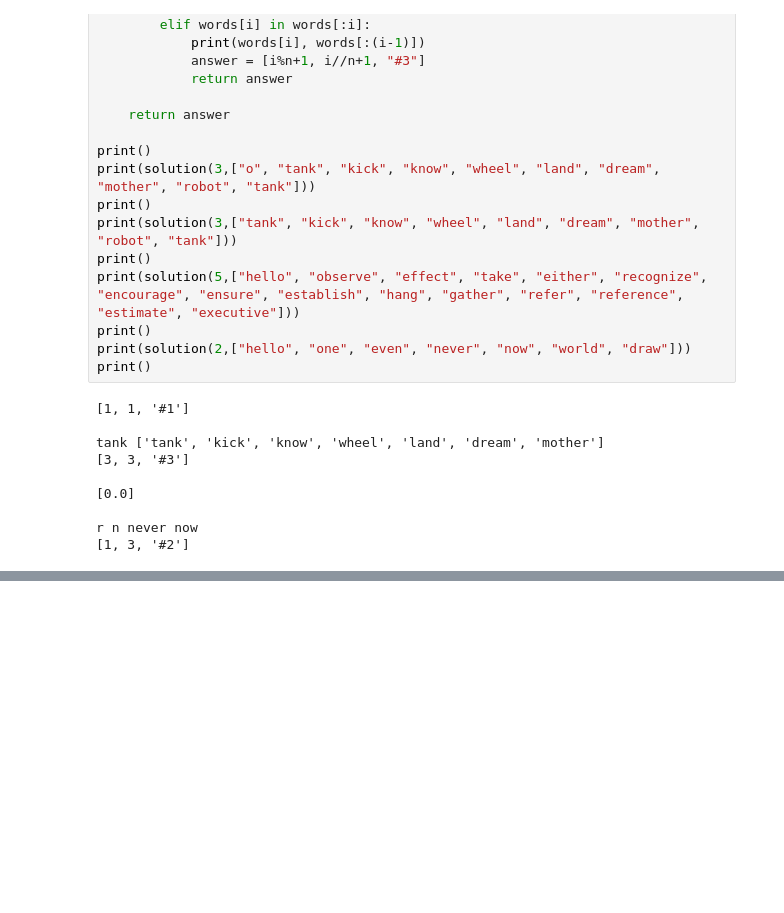
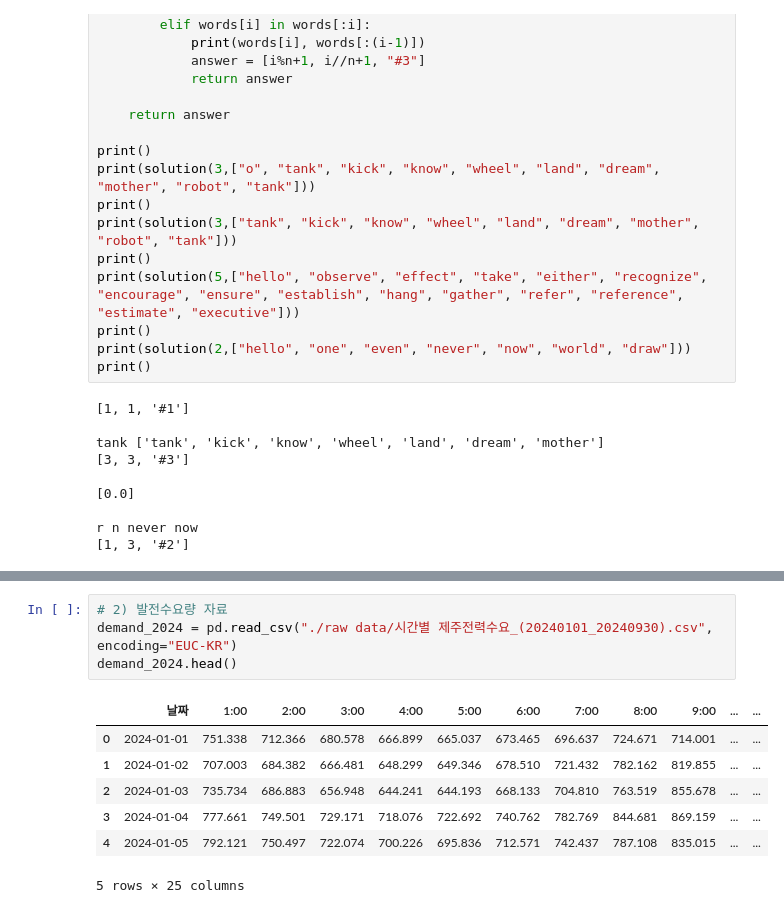
Before and after one commit to SeongYeun/Bootcamp_Study, a Jupyter notebook: energy_1/201_ practice_code.ipynb, the cells around one changed output, grey strips where cells are left out. Drawn from its saved outputs; the diff is of its cells as text; blank space fills up the shorter version.

```diff
--- a/energy_1/201_ practice_code.ipynb
+++ b/energy_1/201_ practice_code.ipynb
@@ -838,0 +988,12 @@ r n never now
+# %%
+# 2) 발전수요량 자료
+demand_2024 = pd.read_csv("./raw data/시간별 제주전력수요_(20240101_20240930).csv", encoding="EUC-KR")
+demand_2024.head()
+# %% [output]
+|  | 날짜 | 1:00 | 2:00 | 3:00 | 4:00 | 5:00 | 6:00 | 7:00 | 8:00 | 9:00 | ... | ... |
+| 0 | 2024-01-01 | 751.338 | 712.366 | 680.578 | 666.899 | 665.037 | 673.465 | 696.637 | 724.671 | 714.001 | ... | ... |
+| 1 | 2024-01-02 | 707.003 | 684.382 | 666.481 | 648.299 | 649.346 | 678.510 | 721.432 | 782.162 | 819.855 | ... | ... |
+| 2 | 2024-01-03 | 735.734 | 686.883 | 656.948 | 644.241 | 644.193 | 668.133 | 704.810 | 763.519 | 855.678 | ... | ... |
+| 3 | 2024-01-04 | 777.661 | 749.501 | 729.171 | 718.076 | 722.692 | 740.762 | 782.769 | 844.681 | 869.159 | ... | ... |
+| 4 | 2024-01-05 | 792.121 | 750.497 | 722.074 | 700.226 | 695.836 | 712.571 | 742.437 | 787.108 | 835.015 | ... | ... |
+5 rows × 25 columns
```
Also changed, not shown: parts of 16 cells of this notebook, 6 other files.
